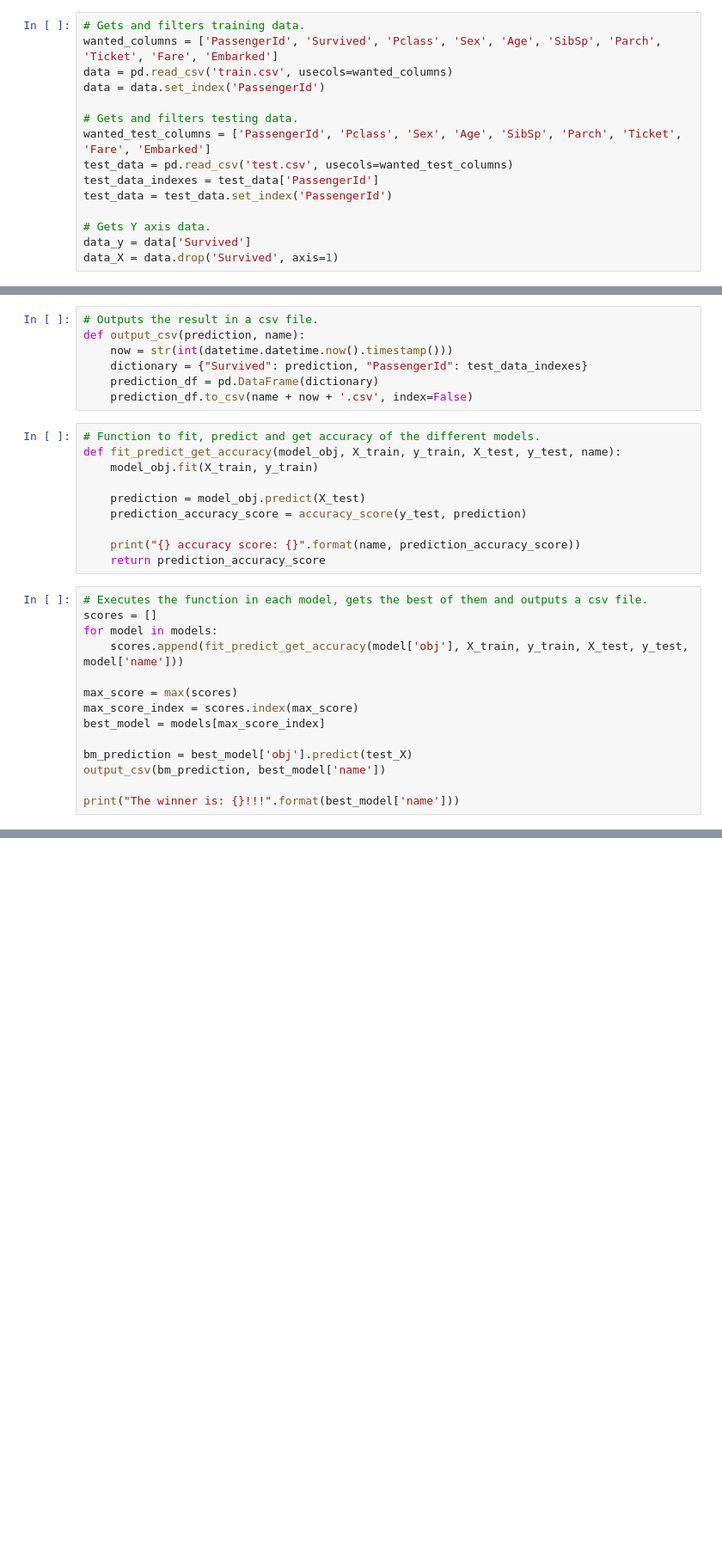
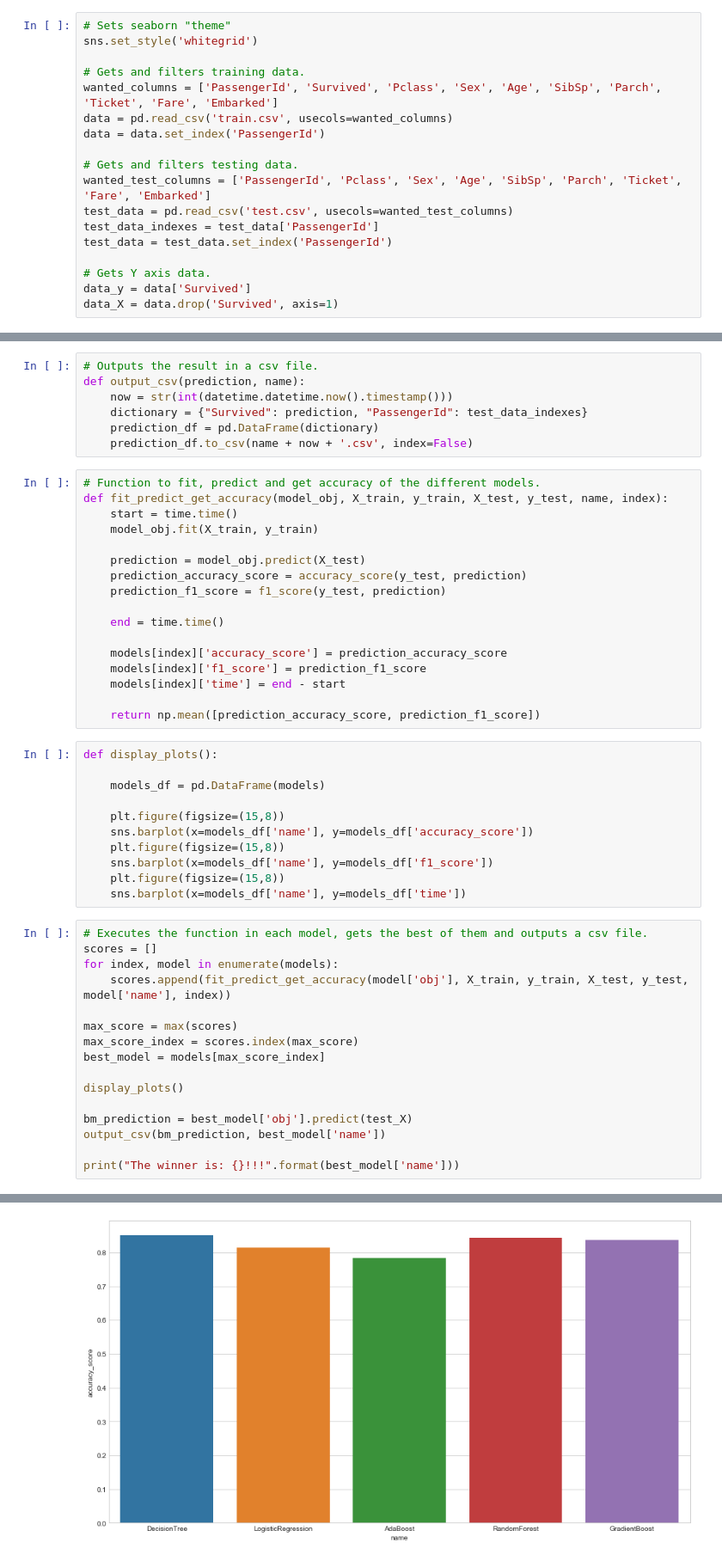
Before and after one commit to leodlca/titanic-kaggle, a Jupyter notebook: Titanic Kaggle.ipynb, the cells around one changed output, grey strips where cells are left out. Shown at 86% size. Cells and saved outputs as stored; diff of their text form; blank space fills up the shorter version.

Commit message:
Adding gradient boot, data visualization and ranked up to 3588º

```diff
--- a/Titanic Kaggle.ipynb
+++ b/Titanic Kaggle.ipynb
@@ -13,4 +17,7 @@ from sklearn.ensemble import RandomForestClassifier, AdaBoostClassifier
 # %%
+# Sets seaborn "theme"
+sns.set_style('whitegrid')
+
 # Gets and filters training data.
 wanted_columns = ['PassengerId', 'Survived', 'Pclass', 'Sex', 'Age', 'SibSp', 'Parch', 'Ticket', 'Fare', 'Embarked']
 data = pd.read_csv('train.csv', usecols=wanted_columns)
@@ -84,24 +93,44 @@ def output_csv(prediction, name):
     prediction_df.to_csv(name + now + '.csv', index=False)
 # %%
 # Function to fit, predict and get accuracy of the different models.
-def fit_predict_get_accuracy(model_obj, X_train, y_train, X_test, y_test, name):
+def fit_predict_get_accuracy(model_obj, X_train, y_train, X_test, y_test, name, index):
+    start = time.time()
     model_obj.fit(X_train, y_train)
 
     prediction = model_obj.predict(X_test)
     prediction_accuracy_score = accuracy_score(y_test, prediction)
+    prediction_f1_score = f1_score(y_test, prediction)
 
-    print("{} accuracy score: {}".format(name, prediction_accuracy_score))
-    return prediction_accuracy_score
+    end = time.time()
+
+    models[index]['accuracy_score'] = prediction_accuracy_score
+    models[index]['f1_score'] = prediction_f1_score
+    models[index]['time'] = end - start
+
+    return np.mean([prediction_accuracy_score, prediction_f1_score])
+# %%
+def display_plots():
+
+    models_df = pd.DataFrame(models)
+
+    plt.figure(figsize=(15,8))
+    sns.barplot(x=models_df['name'], y=models_df['accuracy_score'])
+    plt.figure(figsize=(15,8))
+    sns.barplot(x=models_df['name'], y=models_df['f1_score'])
+    plt.figure(figsize=(15,8))
+    sns.barplot(x=models_df['name'], y=models_df['time'])
 # %%
 # Executes the function in each model, gets the best of them and outputs a csv file.
 scores = []
-for model in models:
-    scores.append(fit_predict_get_accuracy(model['obj'], X_train, y_train, X_test, y_test, model['name']))
+for index, model in enumerate(models):
+    scores.append(fit_predict_get_accuracy(model['obj'], X_train, y_train, X_test, y_test, model['name'], index))
 
 max_score = max(scores)
 max_score_index = scores.index(max_score)
 best_model = models[max_score_index]
 
+display_plots()
+
 bm_prediction = best_model['obj'].predict(test_X)
 output_csv(bm_prediction, best_model['name'])
 
@@ -114,0 +140 @@ The winner is: Decision_Tree!!!
+[figure, added]
```
Also changed, not shown: parts of 3 cells of this notebook, 1 other file.
